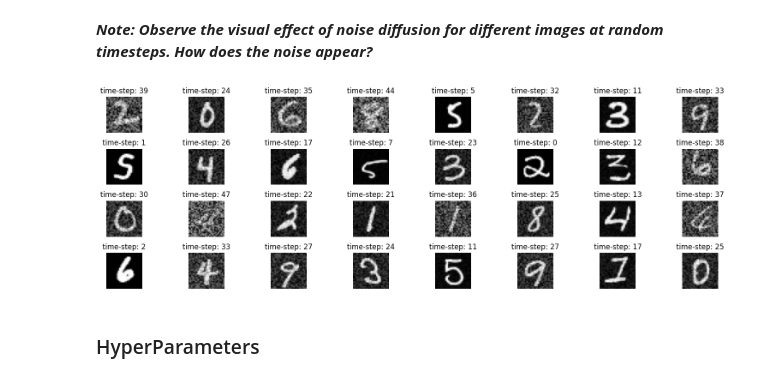
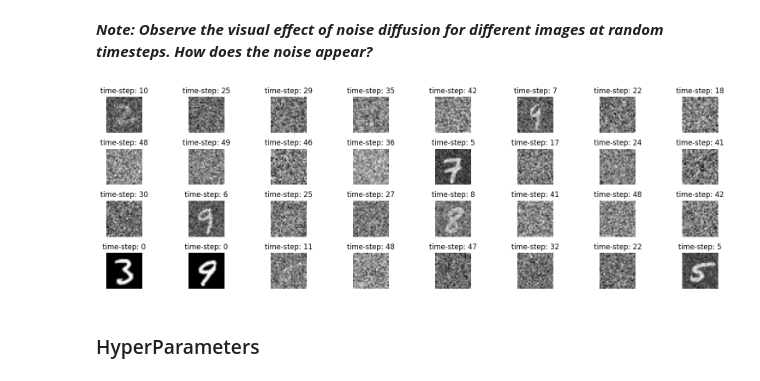
Before and after one commit to tanmaygadgil/CS7150-Homework_3, a Jupyter notebook: HW3.2-Diffusion.ipynb, the cells around one changed output. Drawn from its saved outputs; the diff is of its cells as text; code cells hidden in the pictures.

```diff
--- a/HW3.2-Diffusion.ipynb
+++ b/HW3.2-Diffusion.ipynb
@@ -66,2 +66,11 @@ Extracting ./data/MNIST/raw/t10k-labels-idx1-ubyte.gz to ./data/MNIST/raw
 # %% [markdown]
 ### Image Display Function
+# %%
+c = 0
+for i, l in trainloader:
+  if c > 4:
+    break
+
+
+  plt.imshow(i[0][0], cmap = "gray")
+  c+=1
@@ -263,13 +274,13 @@ class NoiseDiffuser:
     #                Return processed image & necessary variables              #
     ############################################################################
     image = image.to(self.device)
-    noise = torch.rand_like(image).to(self.device)
+    noise = torch.randn_like(image).to(self.device)
     # print(noise.shape)
     # print(image.shape)
     # raise NotImplementedError
 
 
-    return image * self.alpha_bar[t, None , None, None]\
+    return image * torch.sqrt(self.alpha_bar[t, None , None, None])\
              + noise * (1 - self.alpha_bar[t, None , None, None]), noise
 # %% [markdown]
 ### Testing NoiseDiffuser Class (SANITY CHECK)
@@ -341,25 +352,25 @@ Shape of the output :  torch.Size([32, 1, 28, 28])
 # %%
 ############################################################################
 #                                 TO DO                                    #
 #       Initialize some start_beta, end_beta & total_timesteps             #
 #                        and execute the block                             #
 ############################################################################
 # raise NotImplementedError
 
 device = torch.device("cuda" if torch.cuda.is_available() else "cpu")
 total_timesteps = 50
-start_beta, end_beta = 0.001, 0.05
+start_beta, end_beta = 0.001, 0.5
 diffuser = NoiseDiffuser(start_beta, end_beta, total_timesteps, device)
 
 for batch in trainloader:
     minibatch = batch[0]
     batch_size = len(minibatch)
     timesteps_to_display = torch.randint(0, total_timesteps, (batch_size,), device=device).long().tolist()
     noisy_images,_ = diffuser.noise_diffusion(minibatch, timesteps_to_display)
     display_images(images=noisy_images, n=batch_size, images_per_row=8, labels=list(map(lambda x: "time-step: " + str(x), timesteps_to_display)))
     break
 # %% [output]
-[figure, old version]
+[figure, new version]
 # %% [markdown]
 ### HyperParameters
 # %% [markdown]
```
Also changed, not shown: parts of 9 cells of this notebook.
